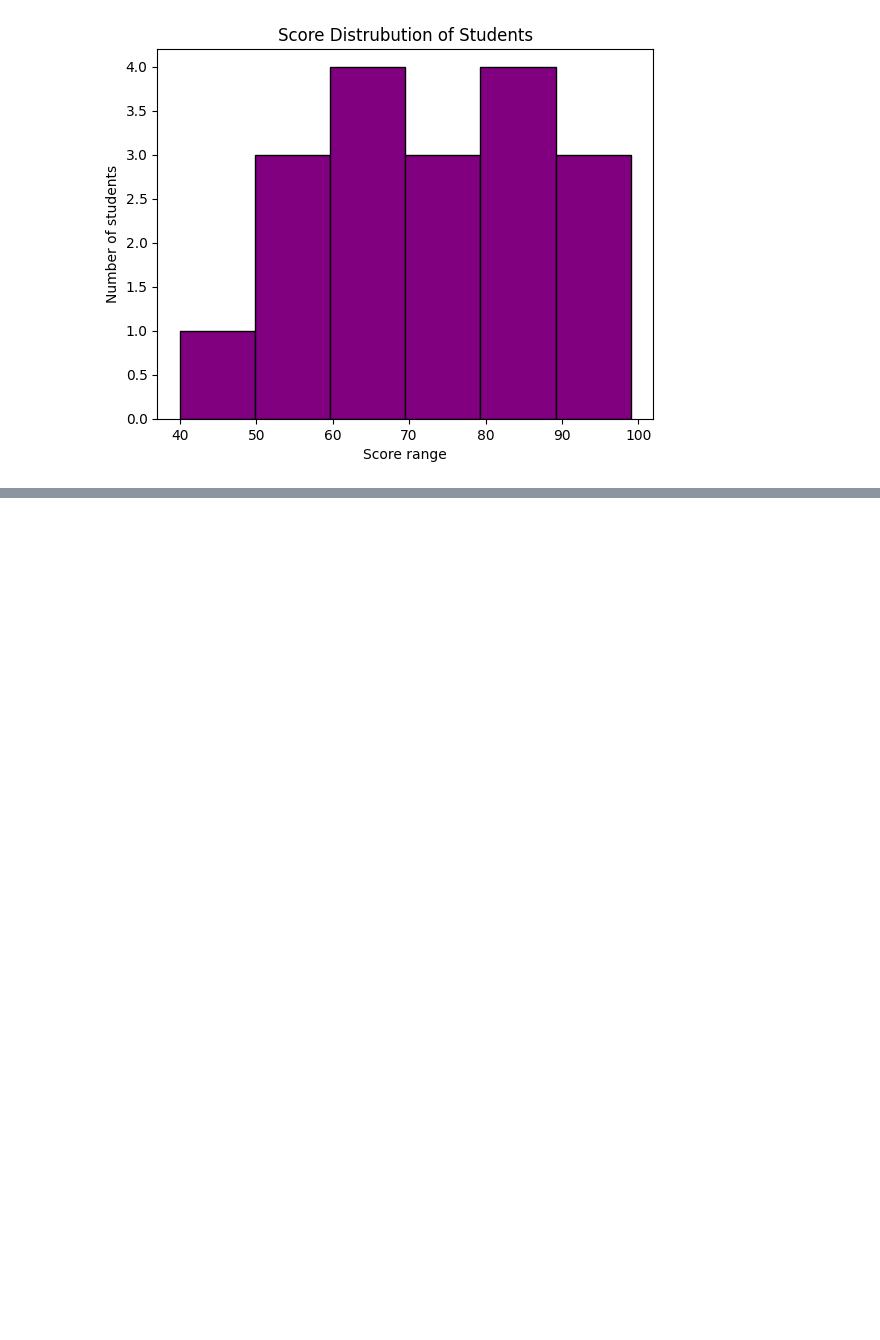
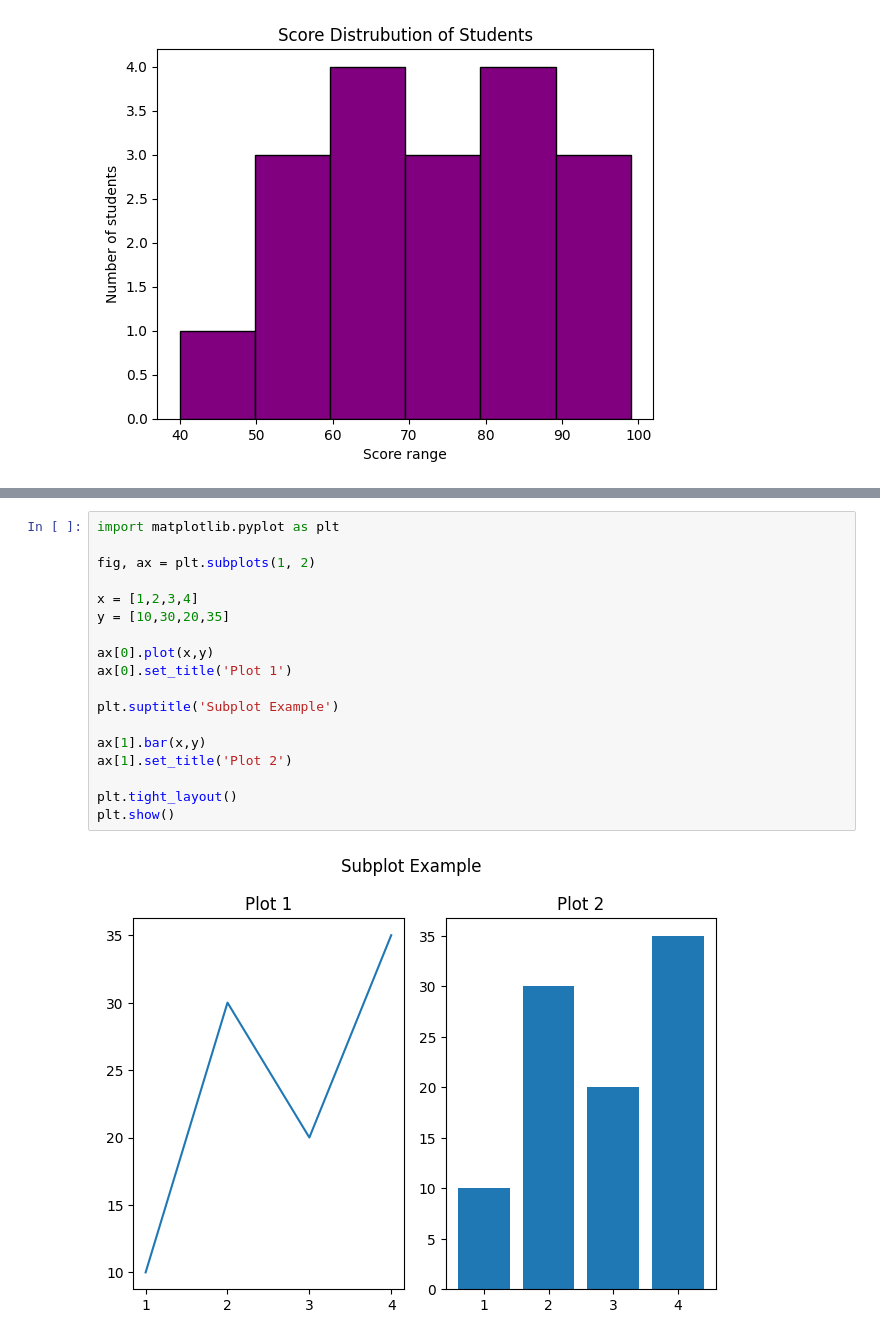
Before and after one commit to Vikram-0401/Python_Projects, a Jupyter notebook: Aiml.ipynb, the cells around one changed output, grey strips where cells are left out. Drawn from its saved outputs; the diff is of its cells as text; blank space fills up the shorter version.

```diff
--- a/Aiml.ipynb
+++ b/Aiml.ipynb
@@ -1151,0 +1206,20 @@ plt.show()
+# %%
+import matplotlib.pyplot as plt
+
+fig, ax = plt.subplots(1, 2)
+
+x = [1,2,3,4]
+y = [10,30,20,35]
+
+ax[0].plot(x,y)
+ax[0].set_title('Plot 1')
+
+plt.suptitle('Subplot Example')
+
+ax[1].bar(x,y)
+ax[1].set_title('Plot 2')
+
+plt.tight_layout()
+plt.show()
+# %% [output]
+[figure, added]
```
Also changed, not shown: parts of 3 cells of this notebook.
